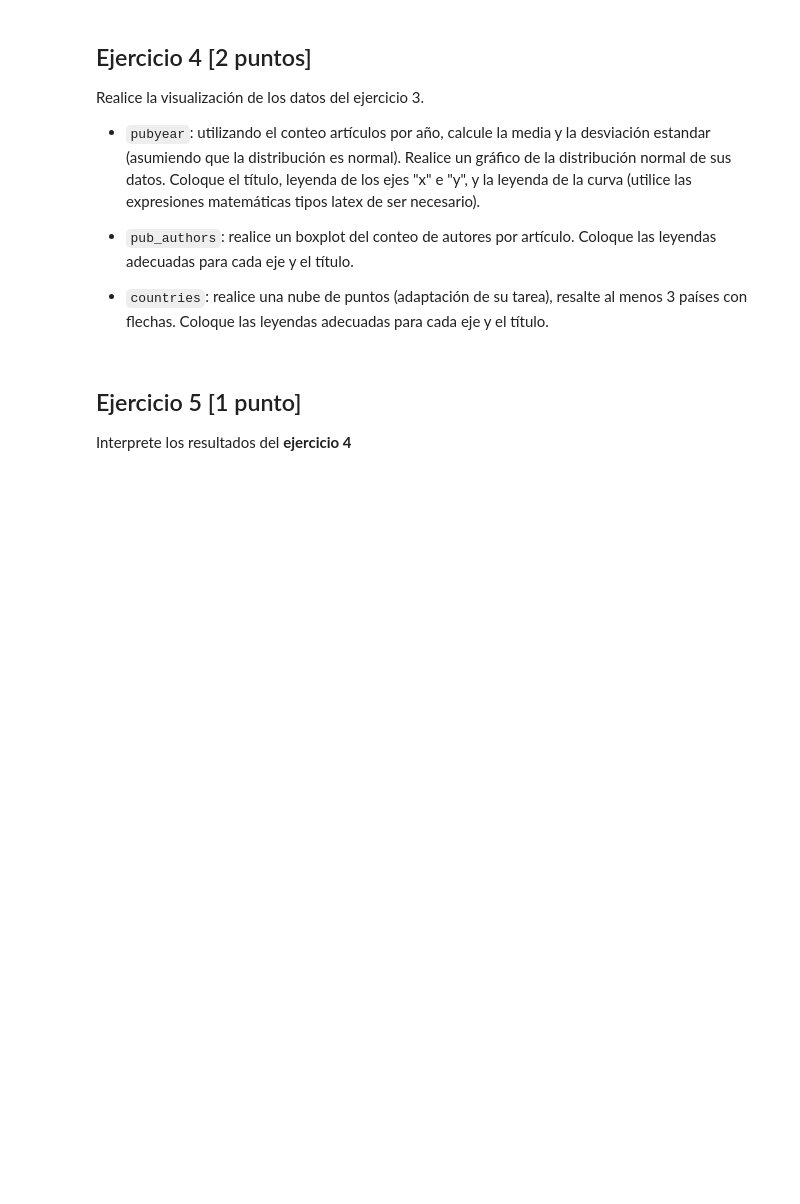
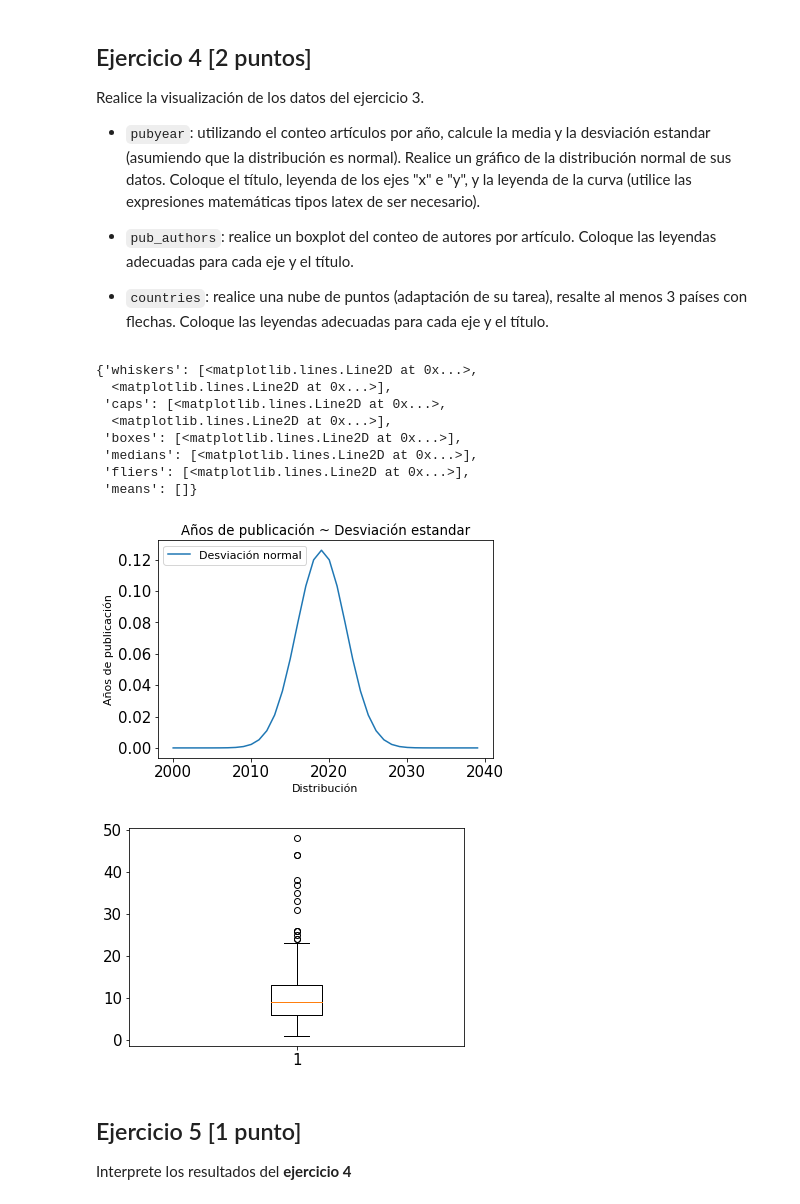
Before and after one commit to Orleans12/GBI6_ExamenPython, a Jupyter notebook: data/2021II_GBI6_ExamenParcialPython.ipynb, the cells around one changed output. Cells and saved outputs as stored; diff of their text form; code cells hidden in the pictures; blank space fills up the shorter version.

Commit message:
Vicente Quezada ha hecho el gráfico de distribución normal y el boxplot del ejercicio 4

```diff
--- a/data/2021II_GBI6_ExamenParcialPython.ipynb
+++ b/data/2021II_GBI6_ExamenParcialPython.ipynb
@@ -210,3 +222,38 @@ Realice la visualización de los datos del ejercicio 3.
+# %%
+# Escriba aquí su código para el ejercicio 4
+
+#Pubyear
+mean_pub_year = frame_pub_year.median(numeric_only=True)
+Dstan_pub_year = frame_pub_year.std(numeric_only=True)
+
+pan= np.arange(2000,2040, 1)
+
+plot1, axi1= plt.subplots()
+label="Desviación normal"
+axi1.plot(pan,norm.pdf(pan,mean_pub_year, Dstan_pub_year), label=label)
+axi1.set_title("Años de publicación ~ Desviación estandar")
+axi1.set_xlabel("Distribución")
+axi1.set_ylabel("Años de publicación")
+axi1.legend(loc="upper left")
+
+#Pubauthors
+frame_pub_authors.drop(frame_pub_authors[frame_pub_authors['num_auth']>50].index,inplace=True)
+frame_pub_authors.sort_values(by="num_auth", ascending=False, inplace=True)
+plot2, axi2=plt.subplots()
+axi2.boxplot(frame_pub_authors["num_auth"])
+
+#Pub_countries
+# %% [output]
+{'whiskers': [<matplotlib.lines.Line2D at 0x...>,
+  <matplotlib.lines.Line2D at 0x...>],
+ 'caps': [<matplotlib.lines.Line2D at 0x...>,
+  <matplotlib.lines.Line2D at 0x...>],
+ 'boxes': [<matplotlib.lines.Line2D at 0x...>],
+ 'medians': [<matplotlib.lines.Line2D at 0x...>],
+ 'fliers': [<matplotlib.lines.Line2D at 0x...>],
+ 'means': []}
+[figure, added]
+[figure, added]
 # %% [markdown]
 ## Ejercicio 5 [1 punto]
 
```
Also changed, not shown: parts of 3 cells of this notebook.
